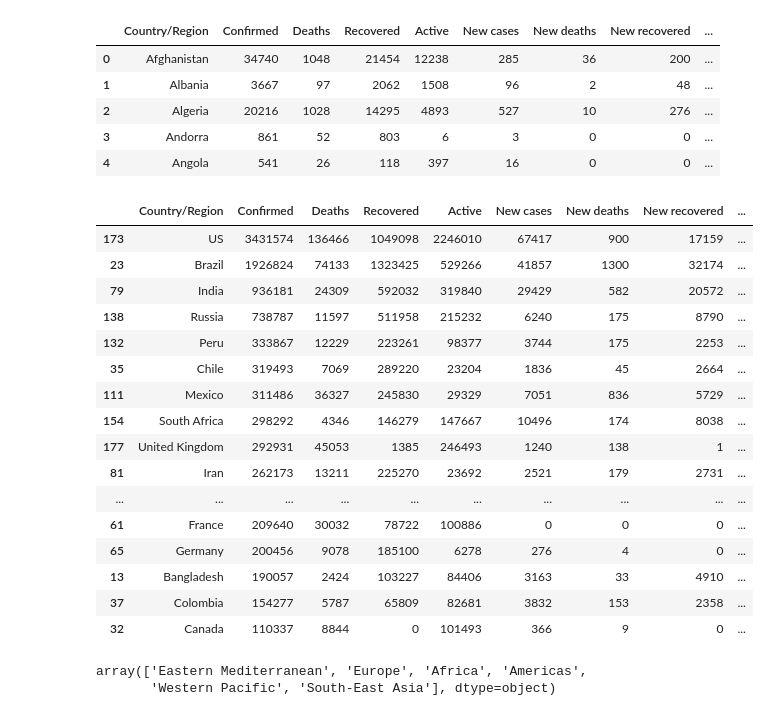
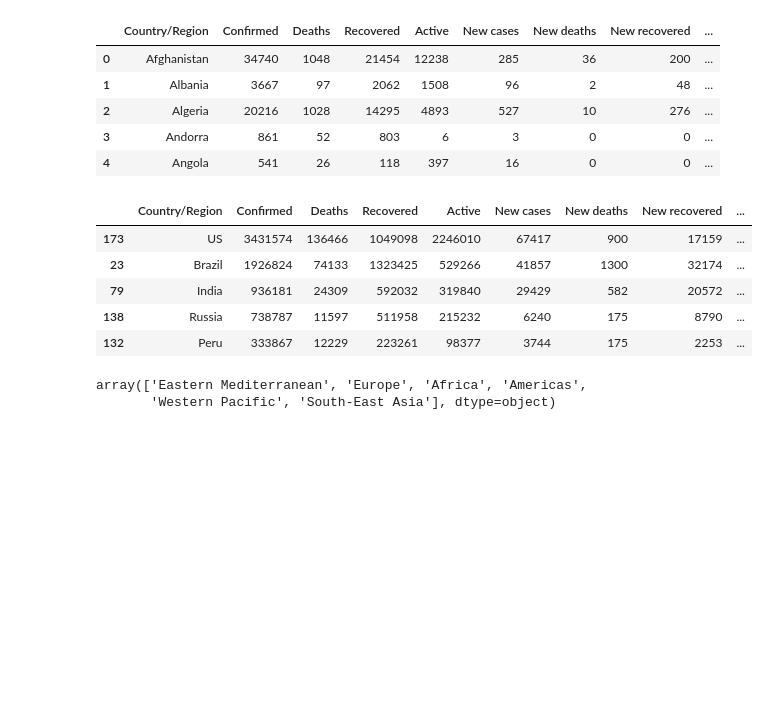
Before and after one commit to erharker/Covid-19-Python-Project, a Jupyter notebook: Covid_19.ipynb, the cells around one changed output. Cells and saved outputs as stored; diff of their text form; code cells hidden in the pictures; blank space fills up the shorter version.

```diff
--- a/Covid_19.ipynb
+++ b/Covid_19.ipynb
@@ -87,22 +129,11 @@ covid_by_country_df.head()
 # %%
 #sort by number of cases
 sorted_covid_world_df = covid_by_country_df.sort_values(by=['Confirmed'], ascending=False)
-sorted_covid_world_df.head(20)
+sorted_covid_world_df.head()
 # %% [output]
 |  | Country/Region | Confirmed | Deaths | Recovered | Active | New cases | New deaths | New recovered | ... |
 | 173 | US | 3431574 | 136466 | 1049098 | 2246010 | 67417 | 900 | 17159 | ... |
 | 23 | Brazil | 1926824 | 74133 | 1323425 | 529266 | 41857 | 1300 | 32174 | ... |
 | 79 | India | 936181 | 24309 | 592032 | 319840 | 29429 | 582 | 20572 | ... |
 | 138 | Russia | 738787 | 11597 | 511958 | 215232 | 6240 | 175 | 8790 | ... |
 | 132 | Peru | 333867 | 12229 | 223261 | 98377 | 3744 | 175 | 2253 | ... |
-| 35 | Chile | 319493 | 7069 | 289220 | 23204 | 1836 | 45 | 2664 | ... |
-| 111 | Mexico | 311486 | 36327 | 245830 | 29329 | 7051 | 836 | 5729 | ... |
-| 154 | South Africa | 298292 | 4346 | 146279 | 147667 | 10496 | 174 | 8038 | ... |
-| 177 | United Kingdom | 292931 | 45053 | 1385 | 246493 | 1240 | 138 | 1 | ... |
-| 81 | Iran | 262173 | 13211 | 225270 | 23692 | 2521 | 179 | 2731 | ... |
-| ... | ... | ... | ... | ... | ... | ... | ... | ... | ... |
-| 61 | France | 209640 | 30032 | 78722 | 100886 | 0 | 0 | 0 | ... |
-| 65 | Germany | 200456 | 9078 | 185100 | 6278 | 276 | 4 | 0 | ... |
-| 13 | Bangladesh | 190057 | 2424 | 103227 | 84406 | 3163 | 33 | 4910 | ... |
-| 37 | Colombia | 154277 | 5787 | 65809 | 82681 | 3832 | 153 | 2358 | ... |
-| 32 | Canada | 110337 | 8844 | 0 | 101493 | 366 | 9 | 0 | ... |
```
Also changed, not shown: parts of 19 cells of this notebook, 5 other files.
